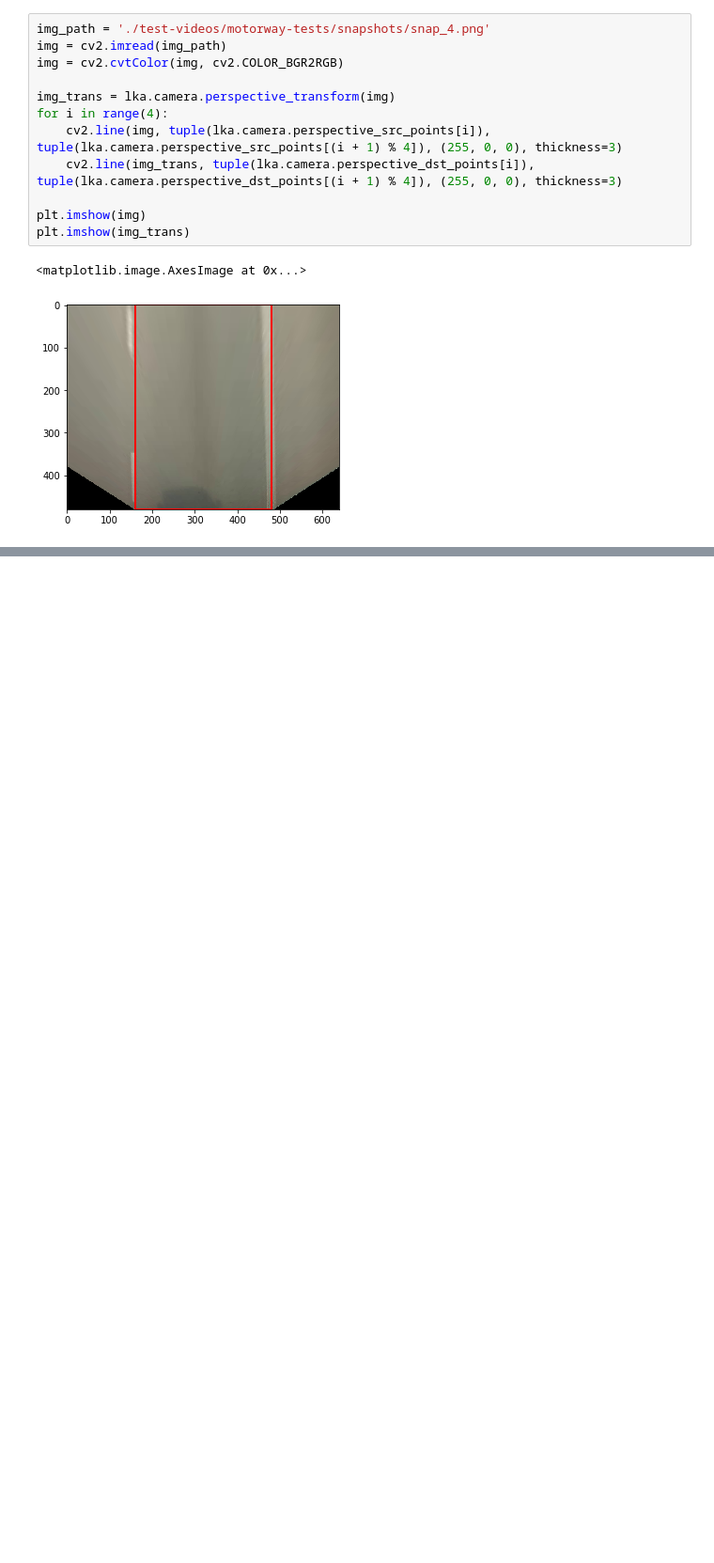
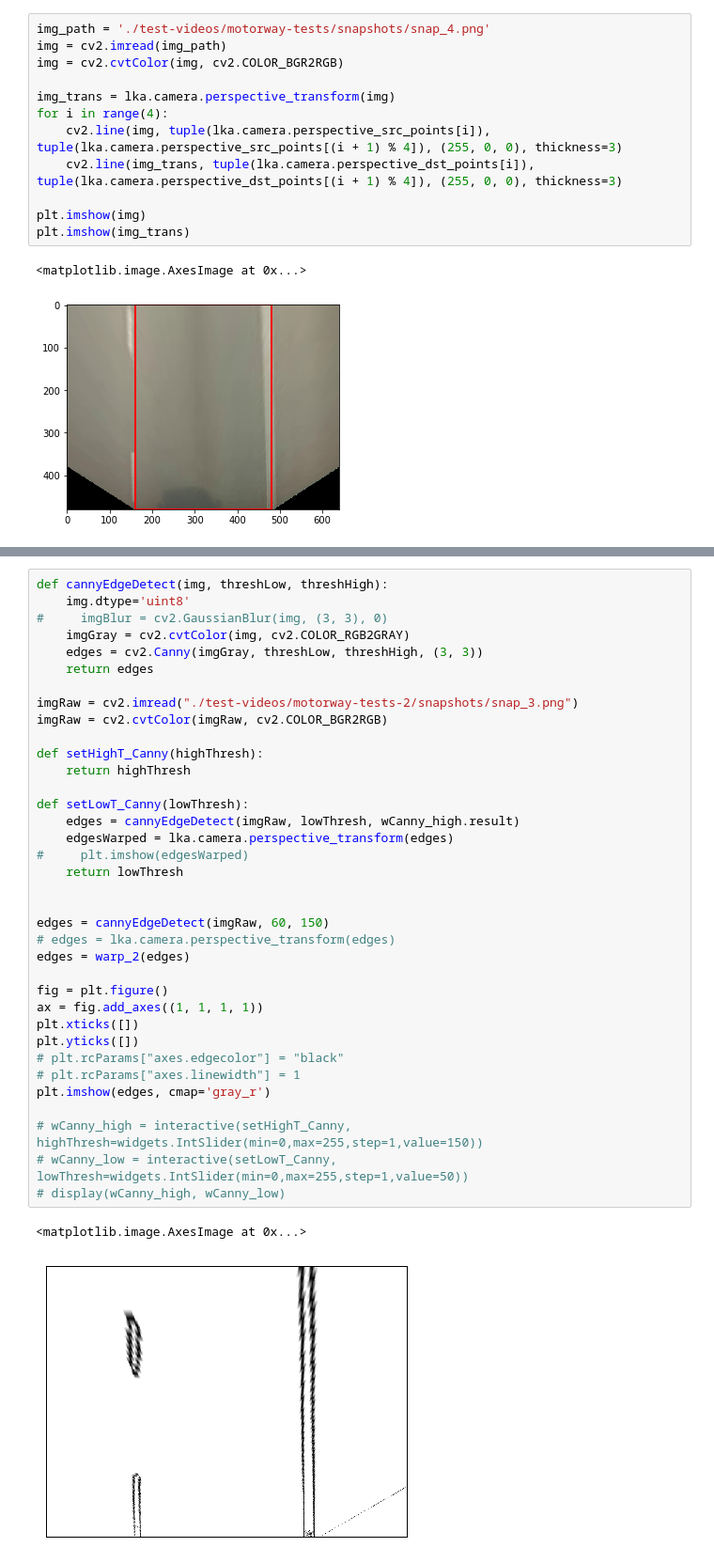
Before and after one commit to BusAI-Self-Driving-Car/lane-keep-assist-system-remote, a Jupyter notebook: LKA_summary.ipynb, the cells around one changed output, grey strips where cells are left out. Shown at 94% size. Cells and saved outputs as stored; diff of their text form; blank space fills up the shorter version.

```diff
--- a/LKA_summary.ipynb
+++ b/LKA_summary.ipynb
@@ -168,0 +396,39 @@ plt.imshow(img_trans)
+# %%
+def cannyEdgeDetect(img, threshLow, threshHigh):
+    img.dtype='uint8'
+#     imgBlur = cv2.GaussianBlur(img, (3, 3), 0)
+    imgGray = cv2.cvtColor(img, cv2.COLOR_RGB2GRAY)
+    edges = cv2.Canny(imgGray, threshLow, threshHigh, (3, 3))
+    return edges
+
+imgRaw = cv2.imread("./test-videos/motorway-tests-2/snapshots/snap_3.png")
+imgRaw = cv2.cvtColor(imgRaw, cv2.COLOR_BGR2RGB)
+
+def setHighT_Canny(highThresh):
+    return highThresh
+
+def setLowT_Canny(lowThresh):
+    edges = cannyEdgeDetect(imgRaw, lowThresh, wCanny_high.result)
+    edgesWarped = lka.camera.perspective_transform(edges)
+#     plt.imshow(edgesWarped)
+    return lowThresh
+
+
+edges = cannyEdgeDetect(imgRaw, 60, 150)
+# edges = lka.camera.perspective_transform(edges)
+edges = warp_2(edges)
+
+fig = plt.figure()
+ax = fig.add_axes((1, 1, 1, 1))
+plt.xticks([])
+plt.yticks([])
+# plt.rcParams["axes.edgecolor"] = "black"
+# plt.rcParams["axes.linewidth"] = 1
+plt.imshow(edges, cmap='gray_r')
+
+# wCanny_high = interactive(setHighT_Canny, highThresh=widgets.IntSlider(min=0,max=255,step=1,value=150))
+# wCanny_low = interactive(setLowT_Canny, lowThresh=widgets.IntSlider(min=0,max=255,step=1,value=50))
+# display(wCanny_high, wCanny_low)
+# %% [output]
+<matplotlib.image.AxesImage at 0x...>
+[figure, added]
```
Also changed, not shown: parts of 8 cells of this notebook, 8 other files.
